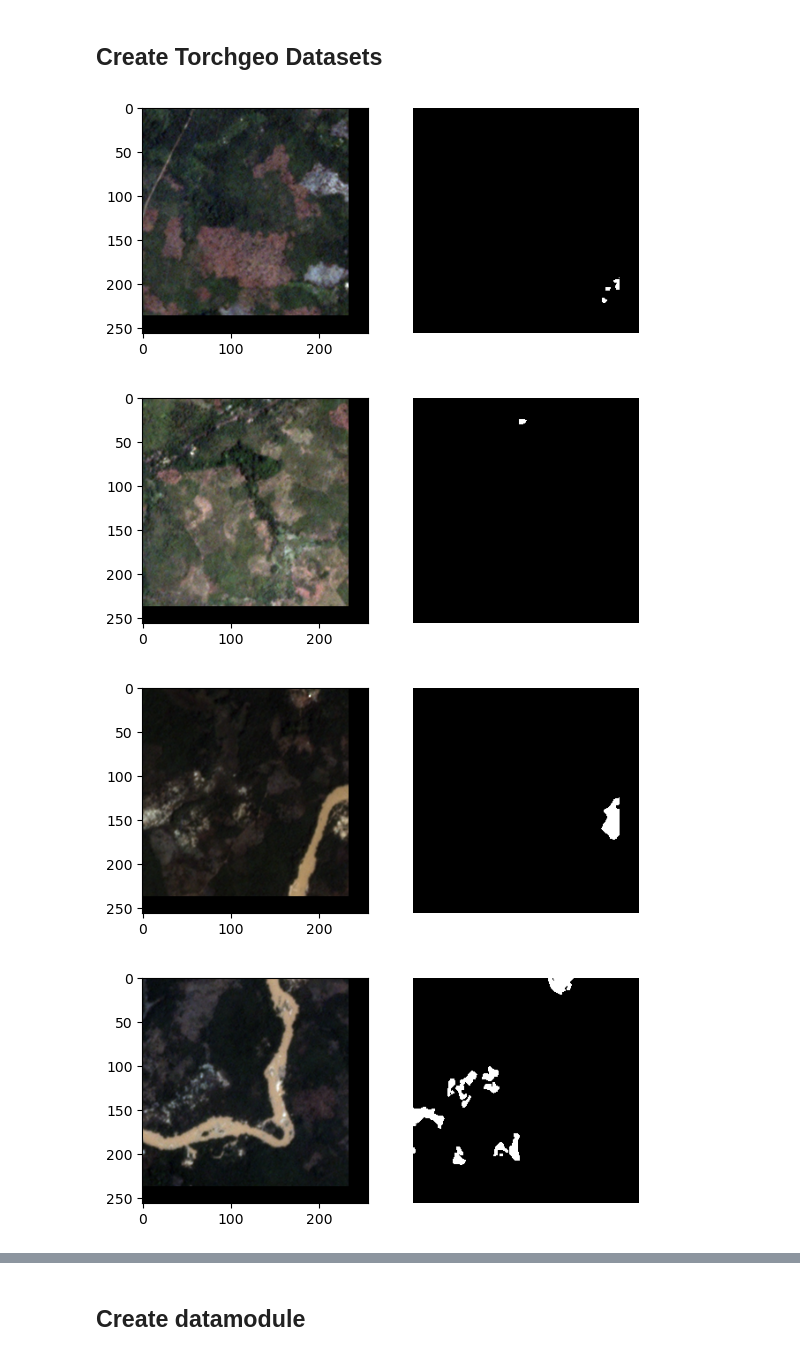
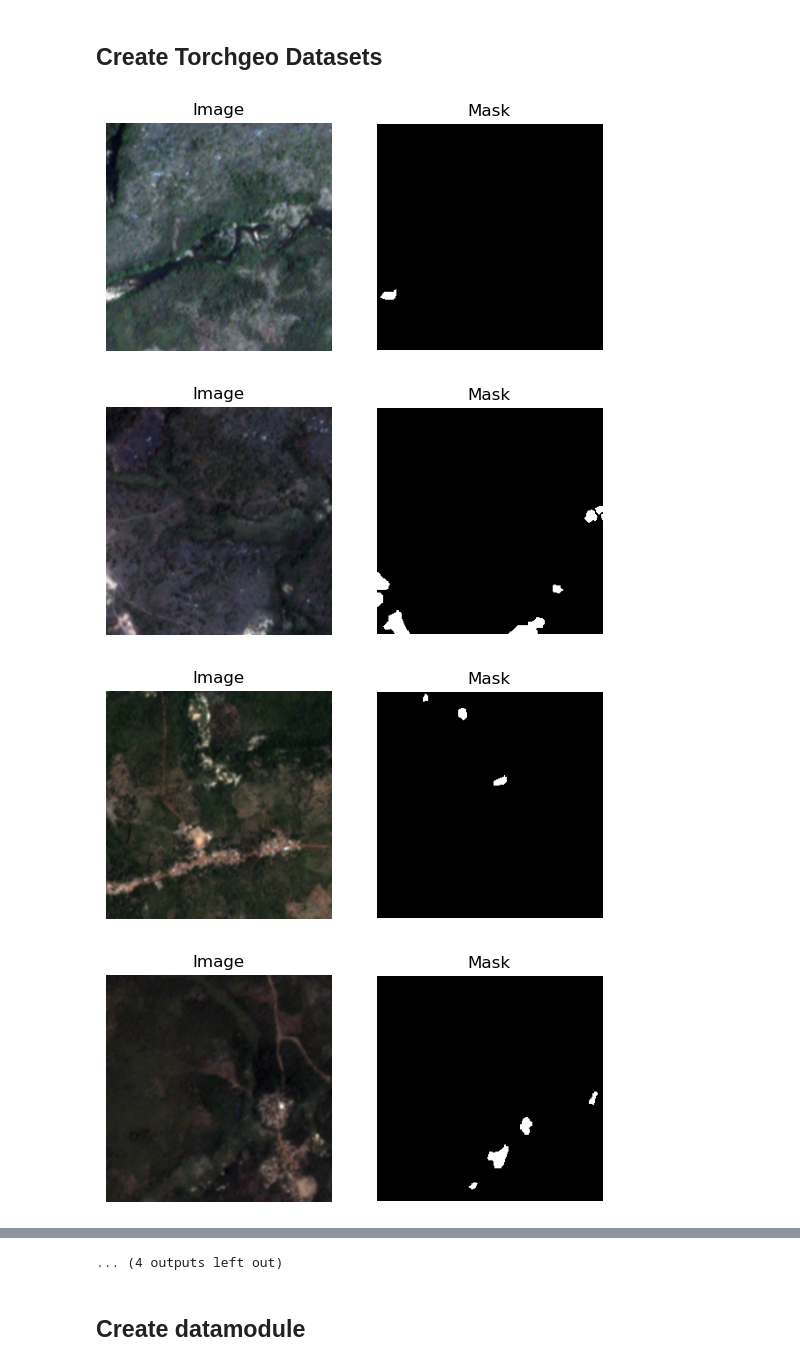
Before and after one commit to KYan19/asm_segment, a Jupyter notebook: notebooks/01_create_toy_nongeodataset.ipynb, the cells around one changed output, grey strips where cells are left out. Saved outputs shown, nothing was run; the diff lists cells and outputs as text; code cells hidden in the pictures.

Commit message:
change from padding to resizing

```diff
--- a/notebooks/01_create_toy_nongeodataset.ipynb
+++ b/notebooks/01_create_toy_nongeodataset.ipynb
@@ -62,16 +63,20 @@ def min_max_transform(sample, target_size=(256,256)):
 
     img_norm = torch.tensor(img_norm).permute(2, 0, 1) # re-permute spectral channels to first dimension
 
+    # resize data to be 256x256
+    img_norm = Resize(256,antialias=True)(torch.unsqueeze(img_norm,0))
+    mask = Resize((256,256),interpolation=InterpolationMode.NEAREST)(torch.unsqueeze(mask, 0))
+
     # pad data to be 256x256
-    img_norm = [
-            pad(channel, padding=(0,0,target_size[1] - channel.shape[1], target_size[0] - channel.shape[0]), fill=0)
-            for channel in img_norm
-        ]
-    img_norm = torch.stack(img_norm, dim=0)
-    mask = pad(mask, padding=(0,0,target_size[1] - mask.shape[1], target_size[0] - mask.shape[0]), fill=0)
+    #img_norm = [
+    #        pad(channel, padding=(0,0,target_size[1] - channel.shape[1], target_size[0] - channel.shape[0]), fill=0)
+    #        for channel in img_norm
+    #    ]
+    #img_norm = torch.stack(img_norm, dim=0)
+    #mask = pad(mask, padding=(0,0,target_size[1] - mask.shape[1], target_size[0] - mask.shape[0]), fill=0)
 
-    sample["image"] = img_norm
-    sample["mask"] = mask
+    sample["image"] = torch.squeeze(img_norm)
+    sample["mask"] = torch.squeeze(mask)
     return sample
 # %%
 class ASMDataset(NonGeoDataset):
@@ -81,11 +86,11 @@ class ASMDataset(NonGeoDataset):
 
     def __init__(
         self,
-        root = "/n/home07/kayan/data/",
+        root = "/n/home07/kayan/asm/data/",
         transforms = None,
         split = "train",
         bands = ["R", "G", "B", "NIR"],
-        split_path = "/n/home07/kayan/data/train_test_split"
+        split_path = "/n/home07/kayan/asm/data/train_test_split"
     ) -> None:
         """Initialize a new ASMData instance.
 
@@ -155,32 +160,35 @@ class ASMDataset(NonGeoDataset):
         image = sample["image"][rgb_indices].permute(1, 2, 0)
         image = image.numpy()
         # min-max scaling
-        image_norm = (image - np.min(image,axis=(0,1))) / (np.max(image,axis=(0,1)) - np.min(image,axis=(0,1)))
+        #image_norm = (image - np.min(image,axis=(0,1))) / (np.max(image,axis=(0,1)) - np.min(image,axis=(0,1)))
 
         # Reorder mask
         mask = sample["mask"]
 
         # Plot the image
         fig, axs = plt.subplots(ncols=2)
-        axs[0].imshow(image_norm)
+        axs[0].imshow(image)
         axs[1].imshow(mask,cmap="gray")
+        axs[0].axis("off")
+        axs[0].set_title("Image")
+        axs[1].axis("off")
+        axs[1].set_title("Mask")
 
         return fig
 # %%
-root = "/n/home07/kayan/data/"
+root = "/n/home07/kayan/asm/data/"
 # %%
 torch.manual_seed(1)
 dataset = ASMDataset(root,bands=["B","G","R","NIR"],transforms=min_max_transform,split="val")
 
-dataloader = DataLoader(dataset, batch_size=3, shuffle=True)
+dataloader = DataLoader(dataset, batch_size=1, shuffle=True)
 
 for batch in dataloader:
     sample = unbind_samples(batch)[0]
     dataset.plot(sample)
-    plt.axis("off")
     plt.show()
 # %% [output]
-[figure, old version]
+[figure, new version]
-[figure, old version]
+[figure, new version]
-[figure, old version]
+[figure, new version]
-[figure, old version]
+[figure, new version]
@@ -189,3 +203,4 @@ for batch in dataloader:
+... (4 outputs left out)
 # %% [markdown]
 ## Create datamodule
 # %%
```
Also changed, not shown: parts of 11 cells of this notebook, 1 other file.
